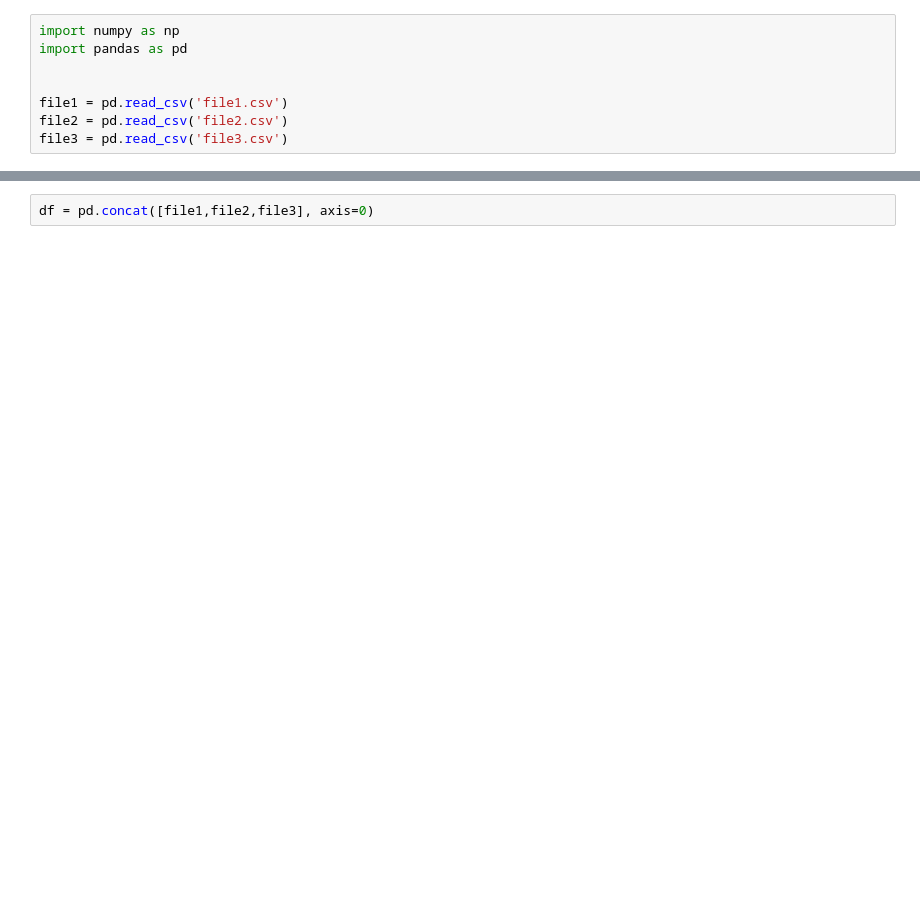
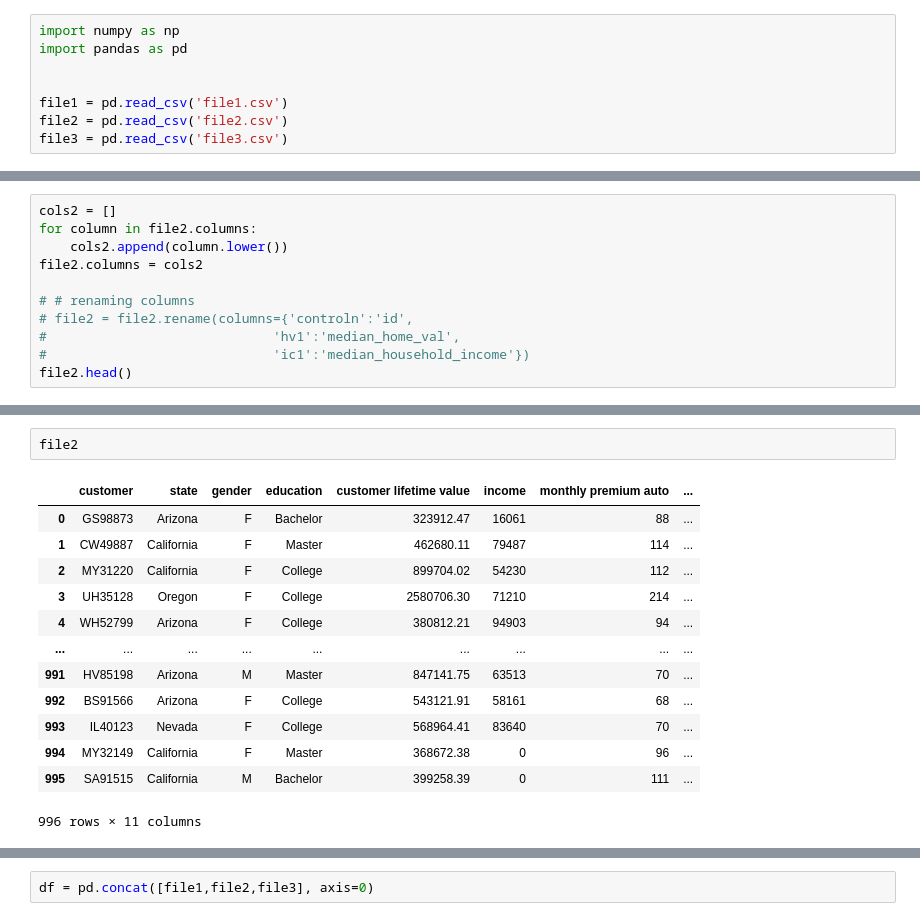
Before and after one commit to Jesus-Almansa/lab-customer-analysis-round-1, a Jupyter notebook: files_for_lab/csv_files/customer_analysis_round1.ipynb, the cells around one changed output, grey strips where cells are left out. Cells and saved outputs as stored; diff of their text form; blank space fills up the shorter version.

```diff
--- a/files_for_lab/csv_files/customer_analysis_round1.ipynb
+++ b/files_for_lab/csv_files/customer_analysis_round1.ipynb
@@ -10,0 +39,11 @@ file3 = pd.read_csv('file3.csv')
+# %%
+cols2 = []
+for column in file2.columns:
+    cols2.append(column.lower())
+file2.columns = cols2
+
+# # renaming columns
+# file2 = file2.rename(columns={'controln':'id',
+#                             'hv1':'median_home_val',
+#                             'ic1':'median_household_income'})
+file2.head()
@@ -10,0 +109,16 @@ file3 = pd.read_csv('file3.csv')
+# %%
+file2
+# %% [output]
+|  | customer | state | gender | education | customer lifetime value | income | monthly premium auto | ... |
+| 0 | GS98873 | Arizona | F | Bachelor | 323912.47 | 16061 | 88 | ... |
+| 1 | CW49887 | California | F | Master | 462680.11 | 79487 | 114 | ... |
+| 2 | MY31220 | California | F | College | 899704.02 | 54230 | 112 | ... |
+| 3 | UH35128 | Oregon | F | College | 2580706.30 | 71210 | 214 | ... |
+| 4 | WH52799 | Arizona | F | College | 380812.21 | 94903 | 94 | ... |
+| ... | ... | ... | ... | ... | ... | ... | ... | ... |
+| 991 | HV85198 | Arizona | M | Master | 847141.75 | 63513 | 70 | ... |
+| 992 | BS91566 | Arizona | F | College | 543121.91 | 58161 | 68 | ... |
+| 993 | IL40123 | Nevada | F | College | 568964.41 | 83640 | 70 | ... |
+| 994 | MY32149 | California | F | Master | 368672.38 | 0 | 96 | ... |
+| 995 | SA91515 | California | M | Bachelor | 399258.39 | 0 | 111 | ... |
+996 rows × 11 columns
```
Also changed, not shown: parts of 43 cells of this notebook.
